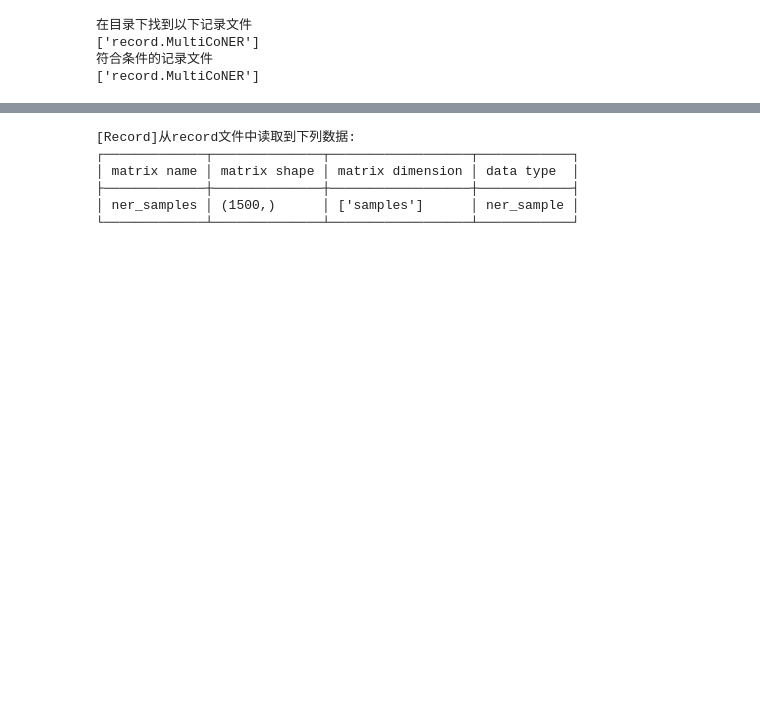
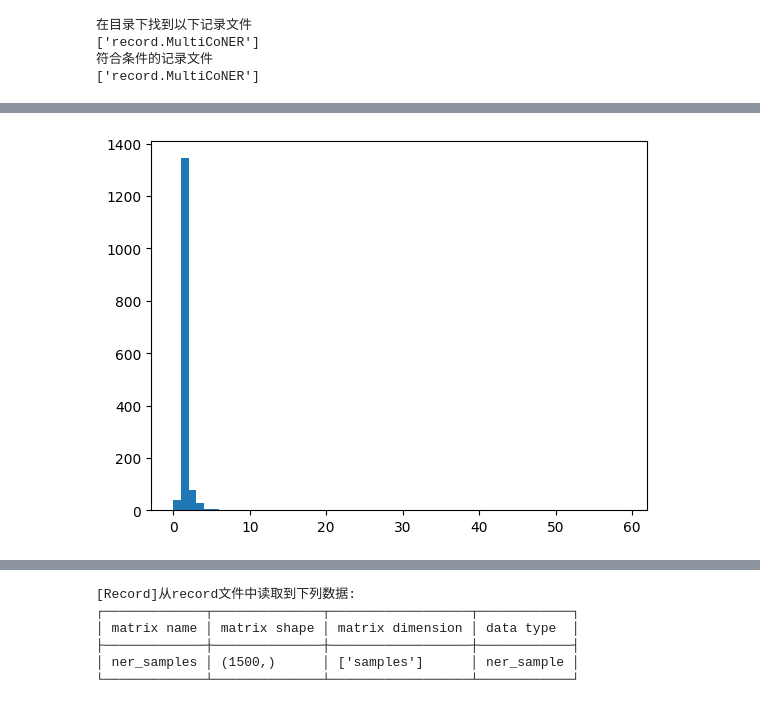
Before and after one commit to 1170500820/DLtools, a Jupyter notebook: analyze_ui_temp.ipynb, the cells around one changed output, grey strips where cells are left out. Drawn from its saved outputs; the diff is of its cells as text; code cells hidden in the pictures; blank space fills up the shorter version.

```diff
--- a/analyze_ui_temp.ipynb
+++ b/analyze_ui_temp.ipynb
@@ -30,3 +34,18 @@ print(f'符合条件的记录文件\n{ok_filenames}')
 ['record.MultiCoNER']
 符合条件的记录文件
 ['record.MultiCoNER']
+# %%
+matrix = record_tools.universal_load('data/NLP/SemEval/MultiCoNER/training_data/MIX_Code_mixed/mix_train.conll')
+m, k = record_tools.flatten_data_array_of_dict(matrix['conll_samples']['value'])
+tags, chars = m[1], m[2]
+from work.NER import NER_utils
+
+def analyze_func(tag):
+    l = len(tag.data)
+    span_dict = NER_utils.BIO_to_spandict(tag.data)
+    tag_cnt = sum(list(len(v) for v in span_dict.values()))
+    tag_len_cnt = sum(list(sum(list(x[1] - x[0] for x in v)) for v in span_dict.values()))
+    return list(record_tools.RecordDataWrap(x) for x in [l, tag_cnt, tag_len_cnt])
+
+new_arrays = record_tools.generate_data_array_from_old(tags, analyze_func)
+new_arrays
@@ -32,0 +62,4 @@ print(f'符合条件的记录文件\n{ok_filenames}')
+# %%
+visualize.plot_value_distribution_1d(record_tools.release_RecordDataWrap(new_arrays[1]))
+# %% [output]
+[figure, added]
```
Also changed, not shown: parts of 4 cells of this notebook.
